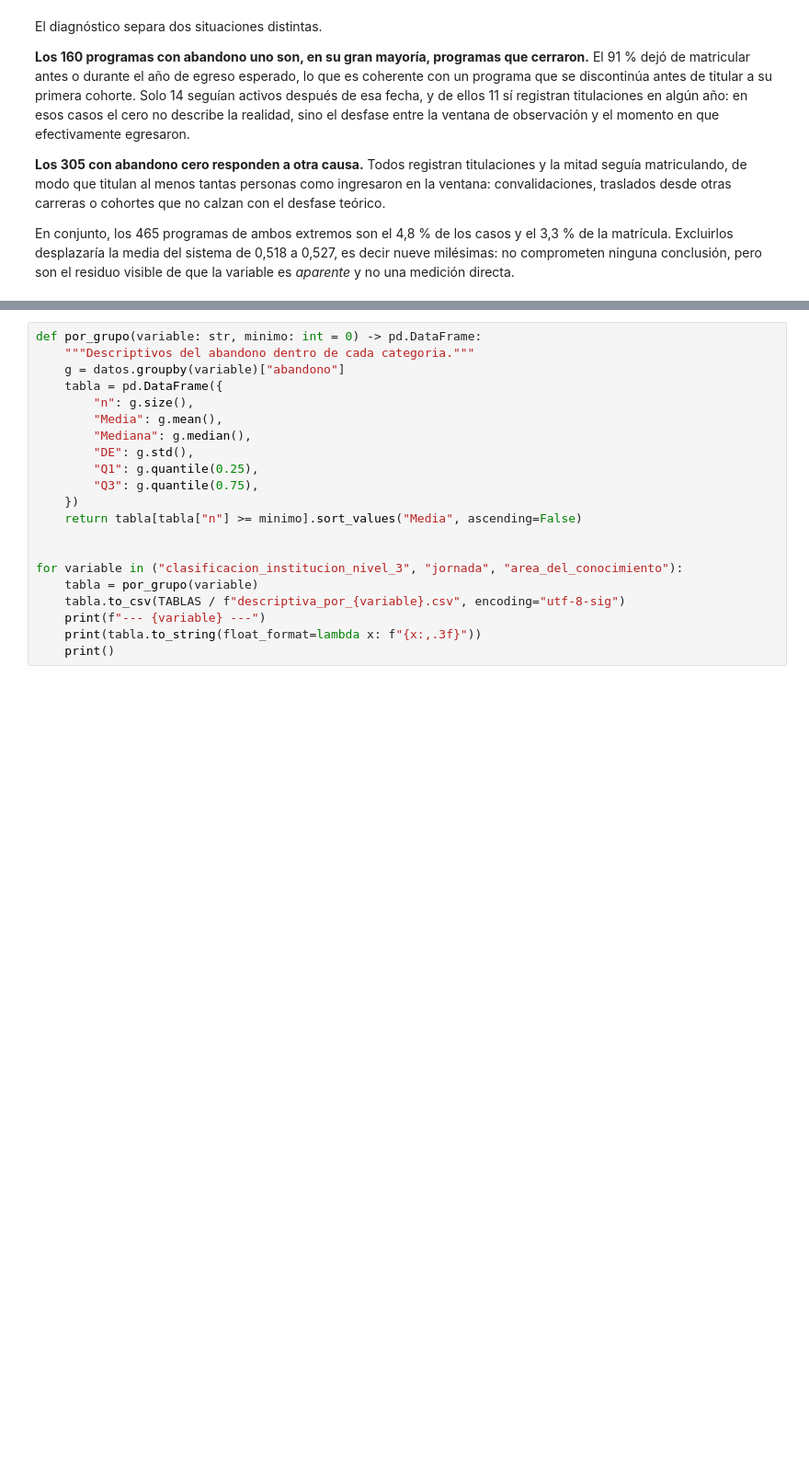
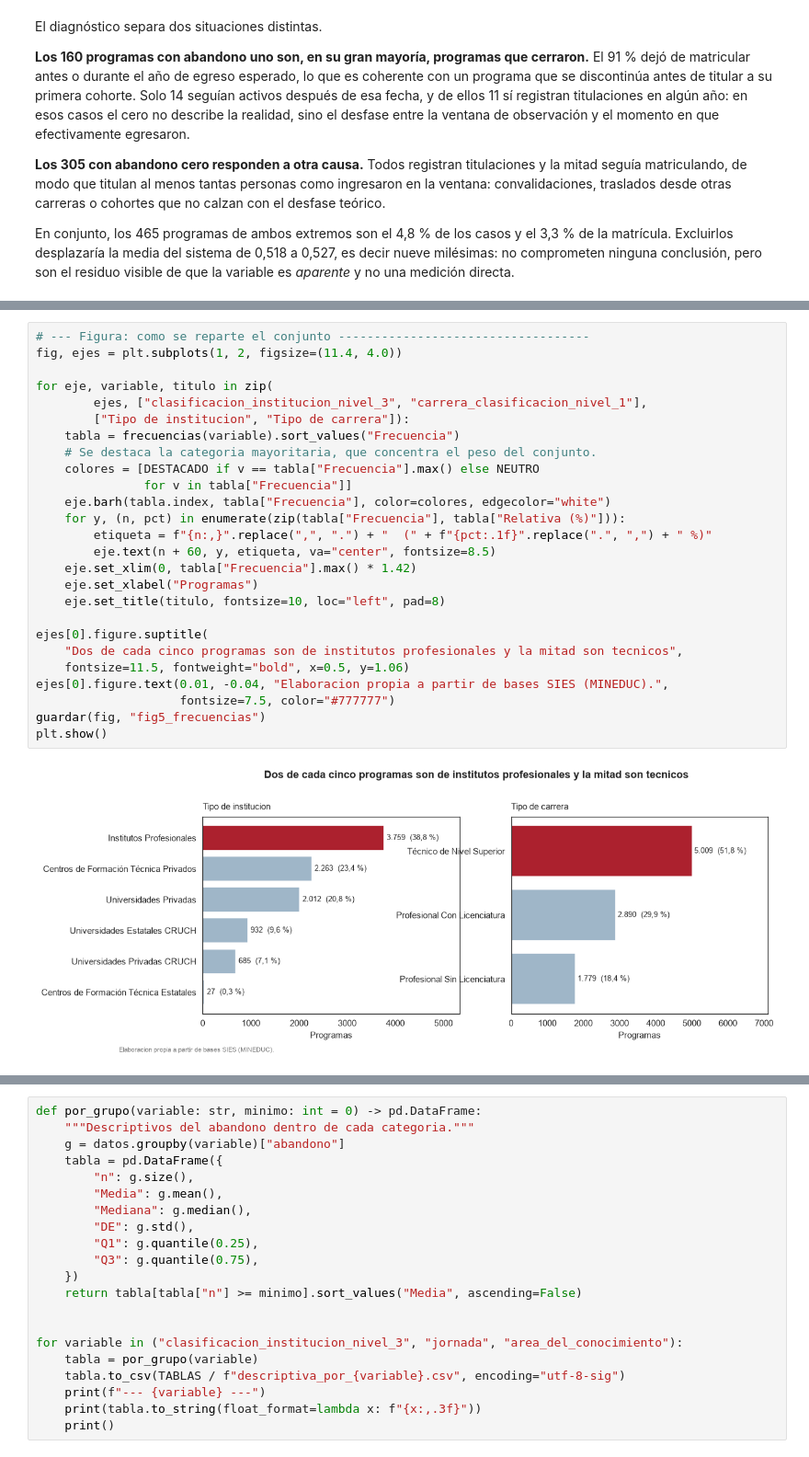
Before and after one commit to santunez75/analisis-desercion, a Jupyter notebook: notebooks/Sumativa1_Analisis_Desercion.ipynb, the cells around one changed output, grey strips where cells are left out. Shown at 92% size. Cells and saved outputs as stored; diff of their text form; blank space fills up the shorter version.

```diff
--- a/notebooks/Sumativa1_Analisis_Desercion.ipynb
+++ b/notebooks/Sumativa1_Analisis_Desercion.ipynb
@@ -416,0 +590,28 @@ el residuo visible de que la variable es *aparente* y no una medición directa.
+# %%
+# --- Figura: como se reparte el conjunto -----------------------------------
+fig, ejes = plt.subplots(1, 2, figsize=(11.4, 4.0))
+
+for eje, variable, titulo in zip(
+        ejes, ["clasificacion_institucion_nivel_3", "carrera_clasificacion_nivel_1"],
+        ["Tipo de institucion", "Tipo de carrera"]):
+    tabla = frecuencias(variable).sort_values("Frecuencia")
+    # Se destaca la categoria mayoritaria, que concentra el peso del conjunto.
+    colores = [DESTACADO if v == tabla["Frecuencia"].max() else NEUTRO
+               for v in tabla["Frecuencia"]]
+    eje.barh(tabla.index, tabla["Frecuencia"], color=colores, edgecolor="white")
+    for y, (n, pct) in enumerate(zip(tabla["Frecuencia"], tabla["Relativa (%)"])):
+        etiqueta = f"{n:,}".replace(",", ".") + "  (" + f"{pct:.1f}".replace(".", ",") + " %)"
+        eje.text(n + 60, y, etiqueta, va="center", fontsize=8.5)
+    eje.set_xlim(0, tabla["Frecuencia"].max() * 1.42)
+    eje.set_xlabel("Programas")
+    eje.set_title(titulo, fontsize=10, loc="left", pad=8)
+
+ejes[0].figure.suptitle(
+    "Dos de cada cinco programas son de institutos profesionales y la mitad son tecnicos",
+    fontsize=11.5, fontweight="bold", x=0.5, y=1.06)
+ejes[0].figure.text(0.01, -0.04, "Elaboracion propia a partir de bases SIES (MINEDUC).",
+                    fontsize=7.5, color="#777777")
+guardar(fig, "fig5_frecuencias")
+plt.show()
+# %% [output]
+[figure, added]
```
Also changed, not shown: parts of 24 cells of this notebook, 12 other files.
